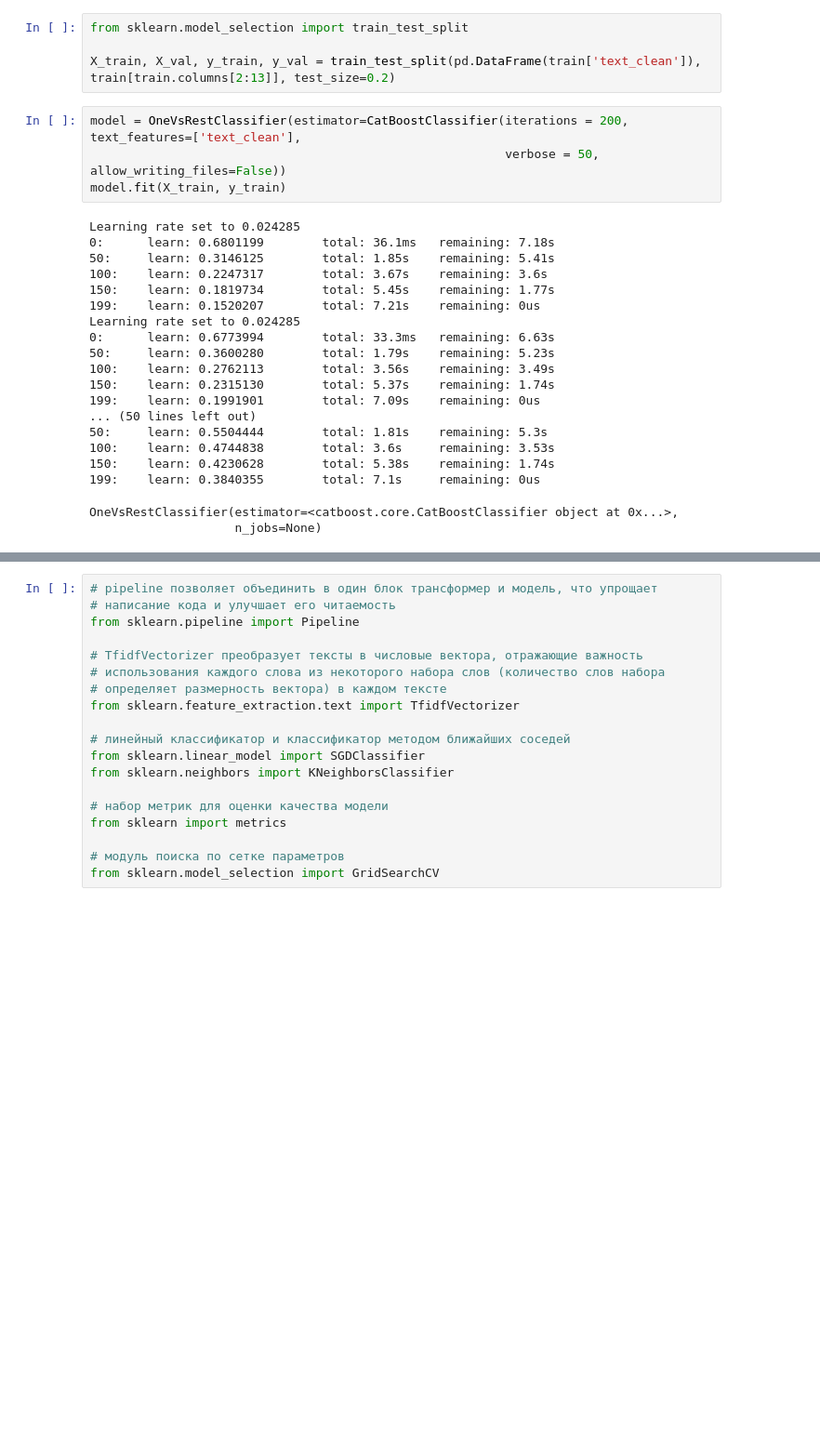
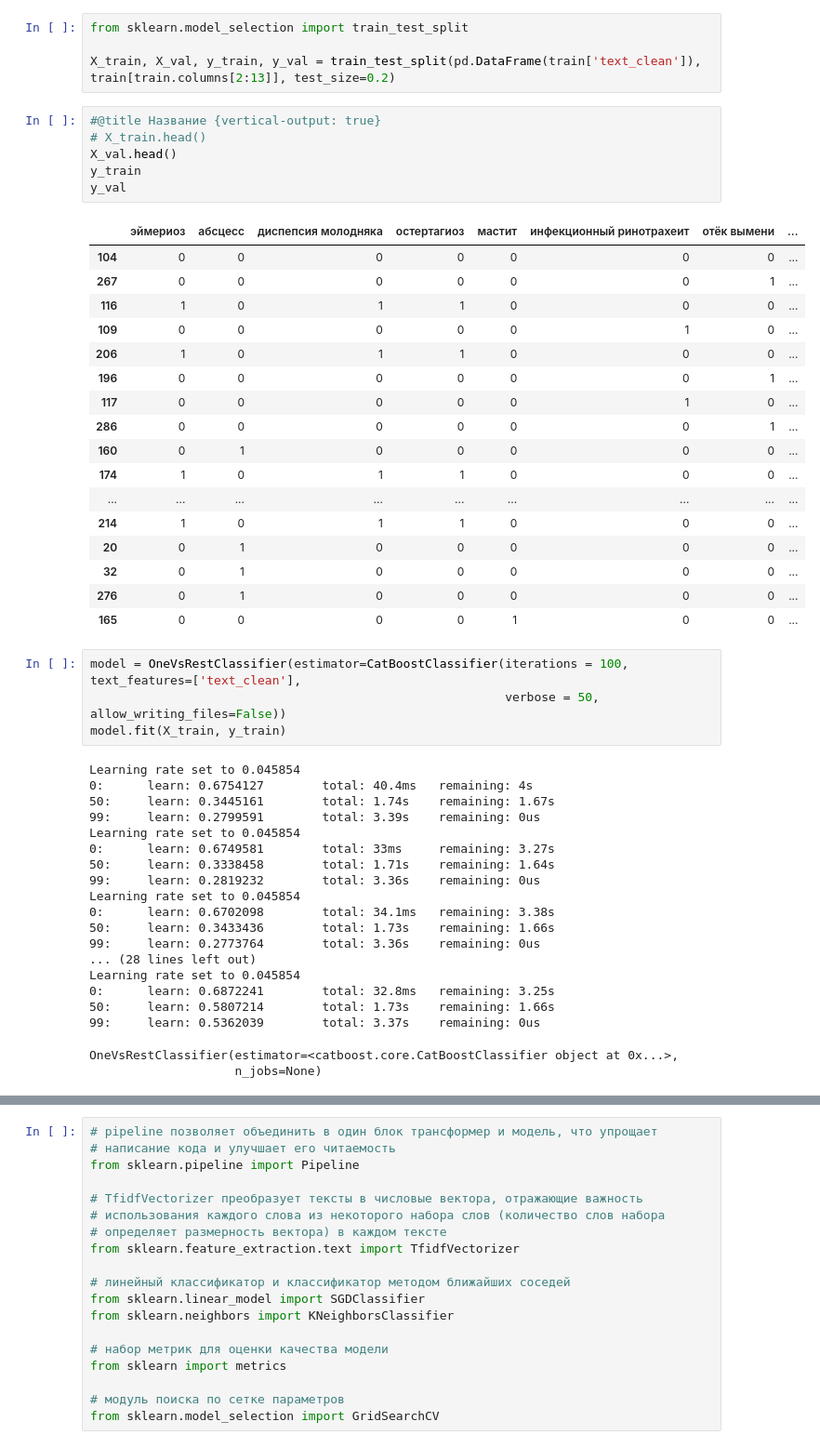
Before and after one commit to Zebrushka/AgroHackDS, a Jupyter notebook: Baseline.ipynb, the cells around one changed output, grey strips where cells are left out. Shown at 93% size. Saved outputs shown, nothing was run; the diff lists cells and outputs as text; blank space fills up the shorter version.

```diff
--- a/Baseline.ipynb
+++ b/Baseline.ipynb
@@ -197,27 +213,51 @@ train[train.columns[2:13]].head()
 from sklearn.model_selection import train_test_split
 
 X_train, X_val, y_train, y_val = train_test_split(pd.DataFrame(train['text_clean']), train[train.columns[2:13]], test_size=0.2)
+# %%
+#@title Название {vertical-output: true}
+# X_train.head()
+X_val.head()
+y_train
+y_val
+# %% [output]
+|  | эймериоз | абсцесс | диспепсия молодняка | остертагиоз | мастит | инфекционный ринотрахеит | отёк вымени | ... |
+| 104 | 0 | 0 | 0 | 0 | 0 | 0 | 0 | ... |
+| 267 | 0 | 0 | 0 | 0 | 0 | 0 | 1 | ... |
+| 116 | 1 | 0 | 1 | 1 | 0 | 0 | 0 | ... |
+| 109 | 0 | 0 | 0 | 0 | 0 | 1 | 0 | ... |
+| 206 | 1 | 0 | 1 | 1 | 0 | 0 | 0 | ... |
+| 196 | 0 | 0 | 0 | 0 | 0 | 0 | 1 | ... |
+| 117 | 0 | 0 | 0 | 0 | 0 | 1 | 0 | ... |
+| 286 | 0 | 0 | 0 | 0 | 0 | 0 | 1 | ... |
+| 160 | 0 | 1 | 0 | 0 | 0 | 0 | 0 | ... |
+| 174 | 1 | 0 | 1 | 1 | 0 | 0 | 0 | ... |
+| ... | ... | ... | ... | ... | ... | ... | ... | ... |
+| 214 | 1 | 0 | 1 | 1 | 0 | 0 | 0 | ... |
+| 20 | 0 | 1 | 0 | 0 | 0 | 0 | 0 | ... |
+| 32 | 0 | 1 | 0 | 0 | 0 | 0 | 0 | ... |
+| 276 | 0 | 1 | 0 | 0 | 0 | 0 | 0 | ... |
+| 165 | 0 | 0 | 0 | 0 | 1 | 0 | 0 | ... |
 # %%
-model = OneVsRestClassifier(estimator=CatBoostClassifier(iterations = 200, text_features=['text_clean'],
+model = OneVsRestClassifier(estimator=CatBoostClassifier(iterations = 100, text_features=['text_clean'],
                                                          verbose = 50, allow_writing_files=False))
 model.fit(X_train, y_train)
 # %% [output]
-Learning rate set to 0.024285
-0:      learn: 0.6801199        total: 36.1ms   remaining: 7.18s
-50:     learn: 0.3146125        total: 1.85s    remaining: 5.41s
-100:    learn: 0.2247317        total: 3.67s    remaining: 3.6s
-150:    learn: 0.1819734        total: 5.45s    remaining: 1.77s
-199:    learn: 0.1520207        total: 7.21s    remaining: 0us
-Learning rate set to 0.024285
-0:      learn: 0.6773994        total: 33.3ms   remaining: 6.63s
-50:     learn: 0.3600280        total: 1.79s    remaining: 5.23s
-100:    learn: 0.2762113        total: 3.56s    remaining: 3.49s
-150:    learn: 0.2315130        total: 5.37s    remaining: 1.74s
-199:    learn: 0.1991901        total: 7.09s    remaining: 0us
-... (50 lines left out)
-50:     learn: 0.5504444        total: 1.81s    remaining: 5.3s
-100:    learn: 0.4744838        total: 3.6s     remaining: 3.53s
-150:    learn: 0.4230628        total: 5.38s    remaining: 1.74s
-199:    learn: 0.3840355        total: 7.1s     remaining: 0us
+Learning rate set to 0.045854
+0:      learn: 0.6754127        total: 40.4ms   remaining: 4s
+50:     learn: 0.3445161        total: 1.74s    remaining: 1.67s
+99:     learn: 0.2799591        total: 3.39s    remaining: 0us
+Learning rate set to 0.045854
+0:      learn: 0.6749581        total: 33ms     remaining: 3.27s
+50:     learn: 0.3338458        total: 1.71s    remaining: 1.64s
+99:     learn: 0.2819232        total: 3.36s    remaining: 0us
+Learning rate set to 0.045854
+0:      learn: 0.6702098        total: 34.1ms   remaining: 3.38s
+50:     learn: 0.3433436        total: 1.73s    remaining: 1.66s
+99:     learn: 0.2773764        total: 3.36s    remaining: 0us
+... (28 lines left out)
+Learning rate set to 0.045854
+0:      learn: 0.6872241        total: 32.8ms   remaining: 3.25s
+50:     learn: 0.5807214        total: 1.73s    remaining: 1.66s
+99:     learn: 0.5362039        total: 3.37s    remaining: 0us
 OneVsRestClassifier(estimator=<catboost.core.CatBoostClassifier object at 0x...>,
                     n_jobs=None)
```
Also changed, not shown: parts of 10 cells of this notebook.
